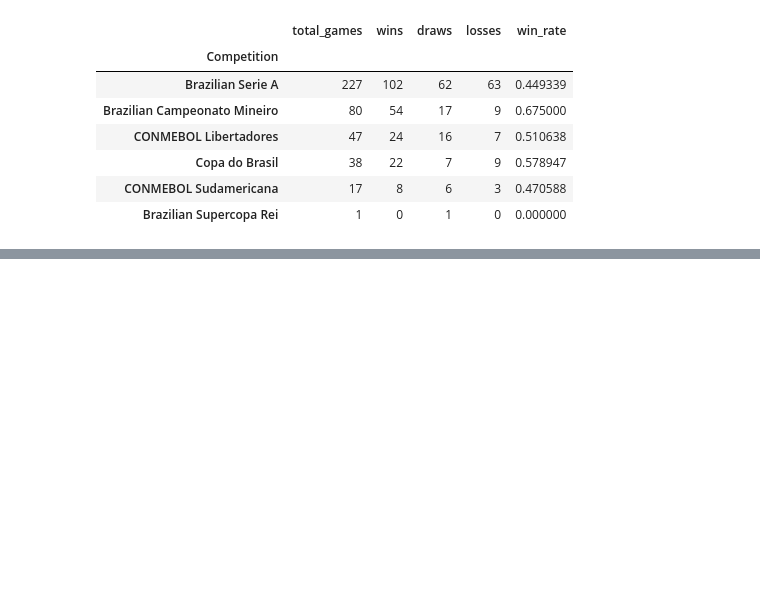
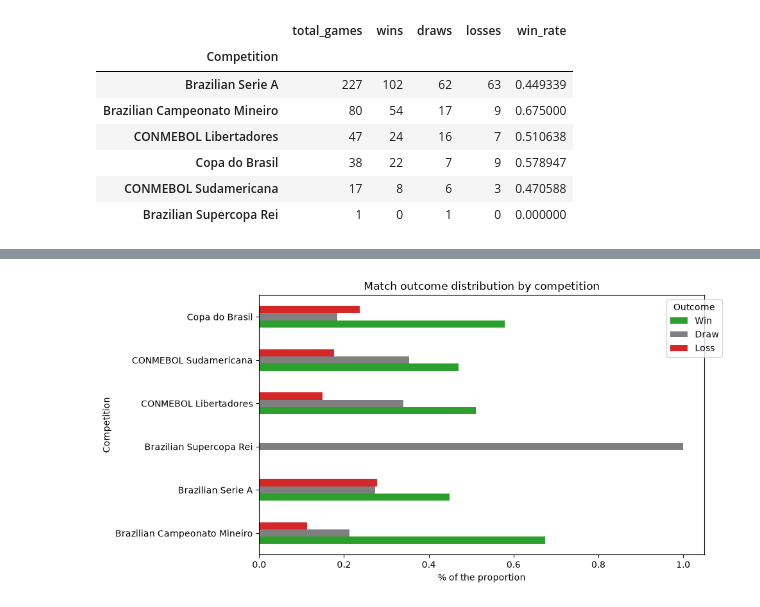
Before and after one commit to Frank-J1/atletico-mg-predictions, a Jupyter notebook: exploritory_analysis_and_cleaning.ipynb, the cells around one changed output, grey strips where cells are left out. Cells and saved outputs as stored; diff of their text form; code cells hidden in the pictures; blank space fills up the shorter version.

```diff
--- a/exploritory_analysis_and_cleaning.ipynb
+++ b/exploritory_analysis_and_cleaning.ipynb
@@ -182,0 +194,6 @@ comp_summary[['total_games', 'wins', 'draws', 'losses', 'win_rate']]
+# %%
+#Graph for wins, losses and draws
+comp_pct = (
+    df.groupby('Competition')['WinLossDraw'].value_counts(normalize=True).unstack().fillna(0))
+
+comp_pct.head()
@@ -182,0 +208,17 @@ comp_summary[['total_games', 'wins', 'draws', 'losses', 'win_rate']]
+# %%
+#Reorder columns logically
+comp_pct = comp_pct[['Win', 'Draw', 'Loss']]
+# %%
+comp_pct.plot(
+    kind='barh',
+    figsize=(10,5),
+    stacked=False,
+    color=['#2ca02c', '#7f7f7f', '#d62728']
+)
+plt.title('Match outcome distribution by competition')
+plt.xlabel('% of the proportion')
+plt.legend(title='Outcome', bbox_to_anchor=(1.05,1))
+plt.tight_layout()
+plt.show()
+# %% [output]
+[figure, added]
```
Also changed, not shown: parts of 3 cells of this notebook.
